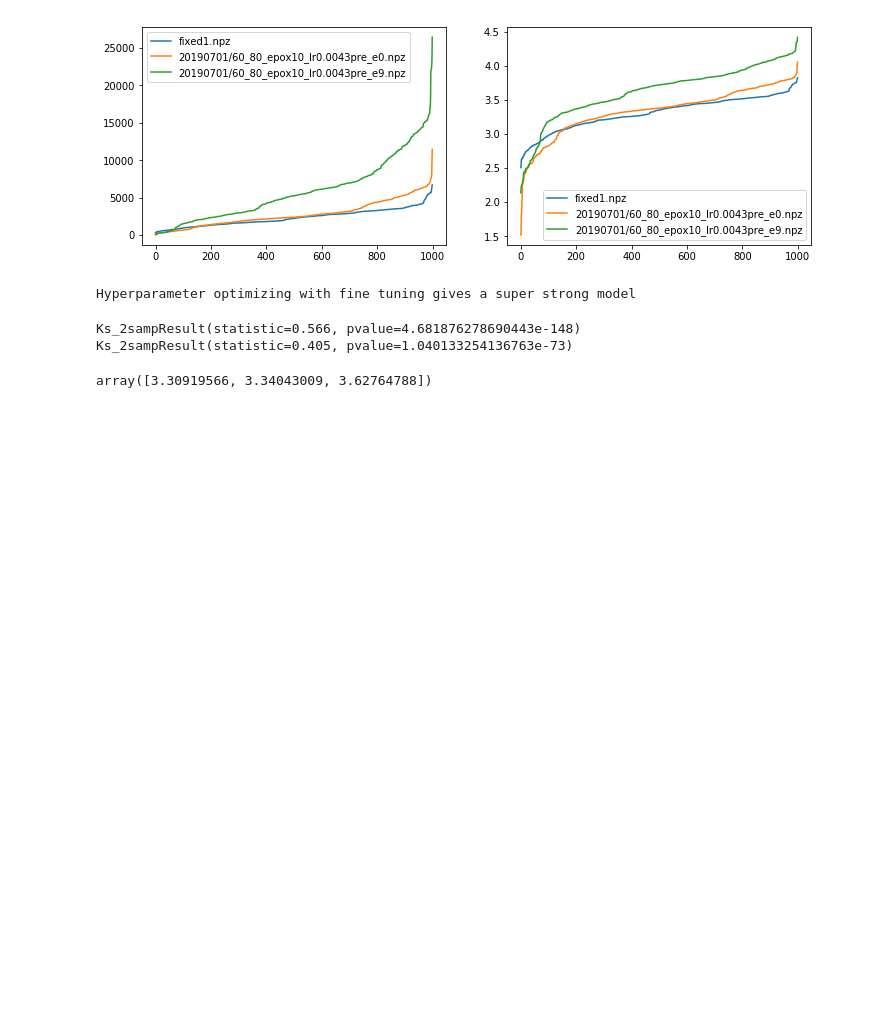
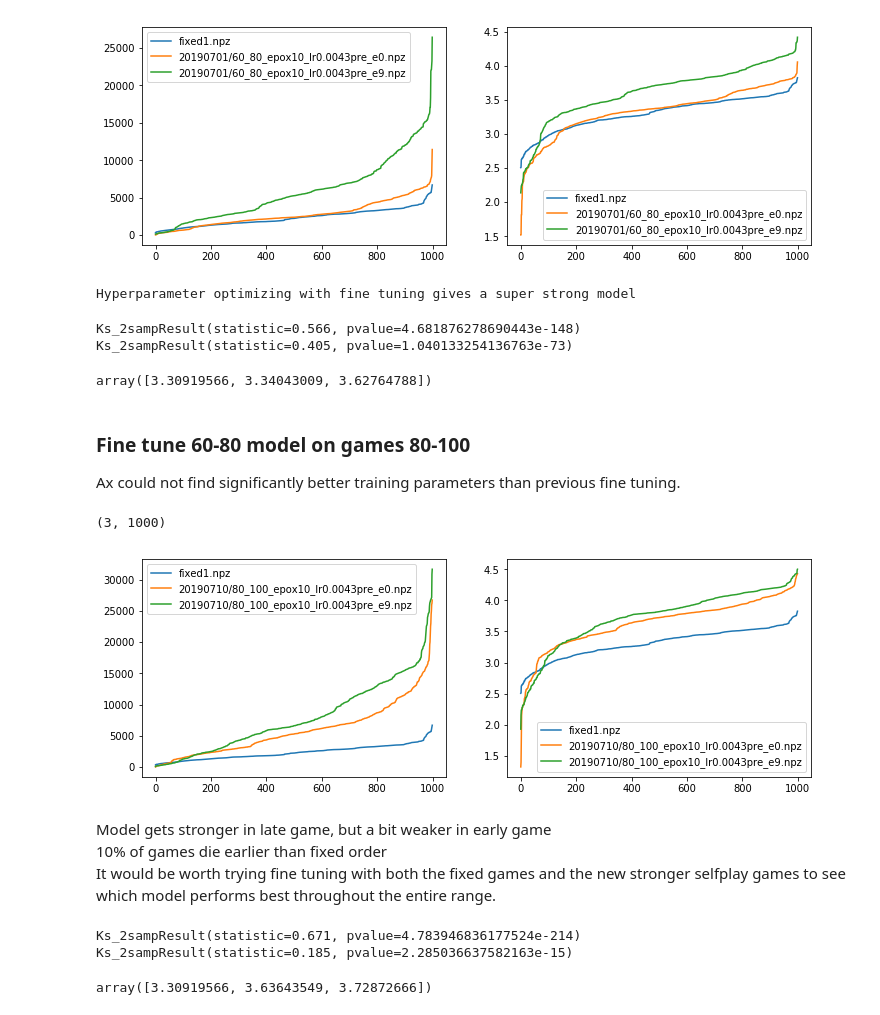
Before and after one commit to fqjin/2048NN, a Jupyter notebook: compare_models.ipynb, the cells around one changed output. Drawn from its saved outputs; the diff is of its cells as text; code cells hidden in the pictures; blank space fills up the shorter version.

```diff
--- a/compare_models.ipynb
+++ b/compare_models.ipynb
@@ -764,3 +764,50 @@ Ks_2sampResult(statistic=0.405, pvalue=1.040133254136763e-73)
 np.mean(logresults, axis=1)
 # %% [output]
 array([3.30919566, 3.34043009, 3.62764788])
+# %% [markdown]
+### Fine tune 60-80 model on games 80-100
+Ax could not find significantly better training parameters than previous fine tuning.
+# %%
+1# Compare best of different training runs
+results = []
+names = ['fixed1.npz',
+         '20190710/80_100_epox10_lr0.0043pre_e0.npz',
+         '20190710/80_100_epox10_lr0.0043pre_e9.npz',
+         ]
+for name in names:
+    dist = np.load(name)
+    scores = np.asarray([dist['scores']]).flatten()
+    scores.sort()
+    results.append(scores)
+results = np.vstack(results)
+print(results.shape)
+logresults = np.log10(results + 1)
+# %% [output]
+(3, 1000)
+# %%
+plt.subplots(figsize=(12, 4))
+plt.subplot(121)
+for i in range(len(results)):
+    plt.plot(results[i])
+plt.legend(names)
+plt.subplot(122)
+for i in range(len(logresults)):
+    plt.plot(logresults[i])
+plt.legend(names)
+plt.show()
+# %% [output]
+[figure, added]
+# %% [markdown]
+Model gets stronger in late game, but a bit weaker in early game
+10% of games die earlier than fixed order
+It would be worth trying fine tuning with both the fixed games and the new stronger selfplay games to see which model performs best throughout the entire range.
+# %%
+for i in range(2):
+    print(stats.ks_2samp(logresults[i], logresults[2]))
+# %% [output]
+Ks_2sampResult(statistic=0.671, pvalue=4.783946836177524e-214)
+Ks_2sampResult(statistic=0.185, pvalue=2.285036637582163e-15)
+# %%
+np.mean(logresults, axis=1)
+# %% [output]
+array([3.30919566, 3.63643549, 3.72872666])
```
Also changed, not shown: 13 other files.
